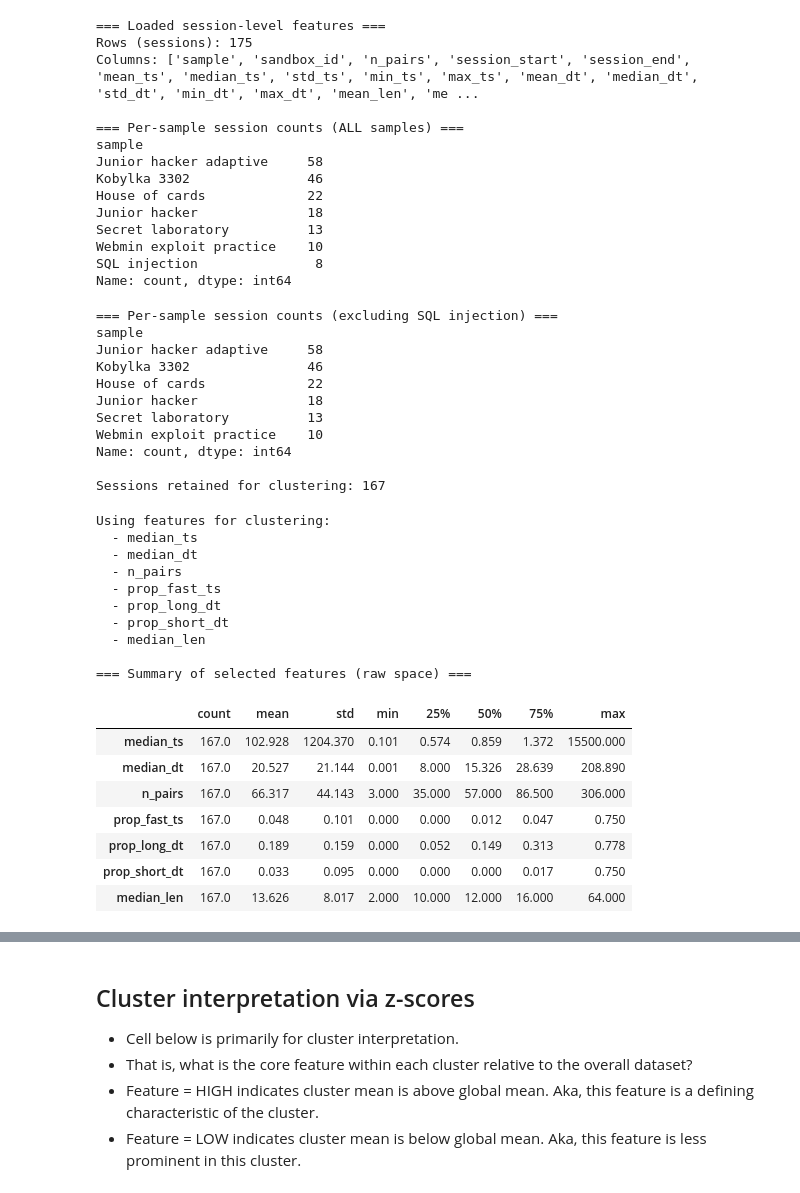
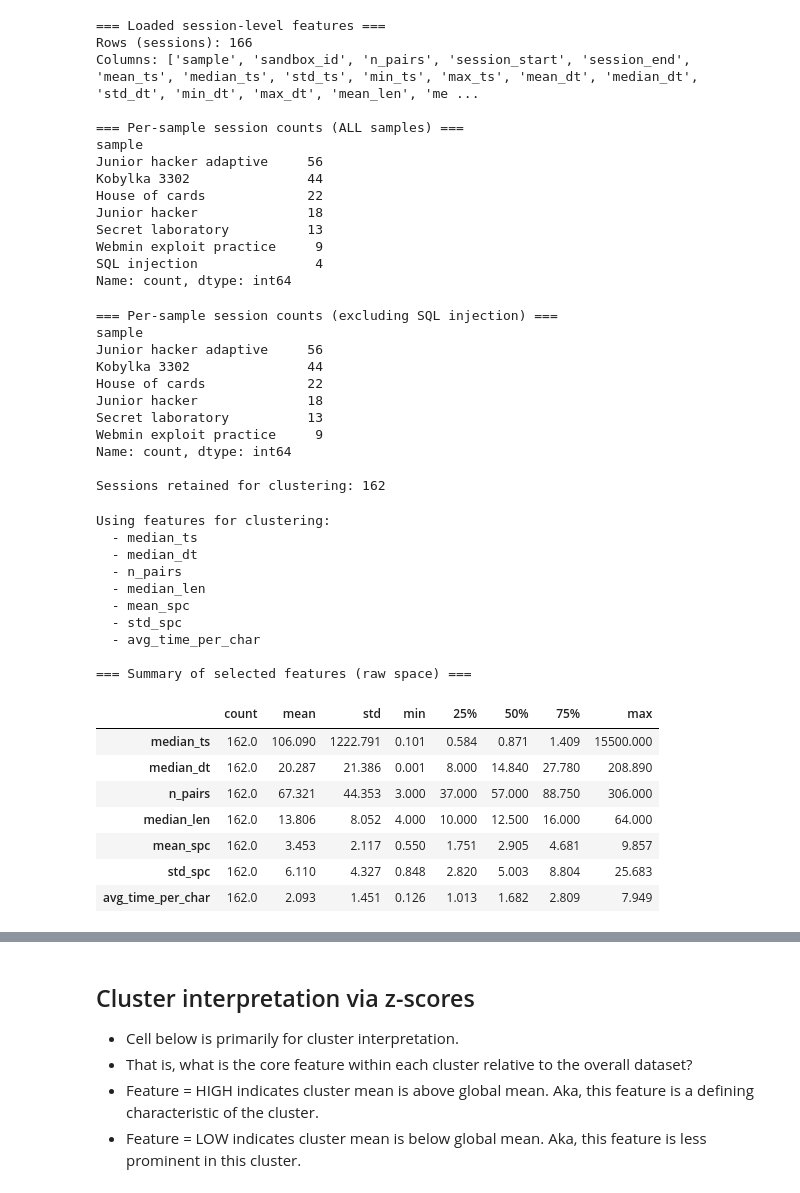
Before and after one commit to LewNew/PhD, a Jupyter notebook: projects/typing_speed/notebooks/Typing_Clustering.ipynb, the cells around one changed output, grey strips where cells are left out. Cells and saved outputs as stored; diff of their text form; code cells hidden in the pictures.

```diff
--- a/projects/typing_speed/notebooks/Typing_Clustering.ipynb
+++ b/projects/typing_speed/notebooks/Typing_Clustering.ipynb
@@ -39,7 +39,7 @@ os.makedirs("output", exist_ok=True)
 # %%
 # Load session-level features & basic info
 
-SESSION_FEATURES_PATH = "output/cyberlab_session_features_tukey_time_ts.csv"
+SESSION_FEATURES_PATH = "output/cyberlab_clustering_features.csv"
 
 df_sess = pd.read_csv(SESSION_FEATURES_PATH)
 
@@ -61,18 +61,18 @@ print("=== Per-sample session counts (ALL samples) ===")
 print(df_sess["sample"].value_counts())
 # %% [output]
 === Loaded session-level features ===
-Rows (sessions): 175
+Rows (sessions): 166
 Columns: ['sample', 'sandbox_id', 'n_pairs', 'session_start', 'session_end', 'mean_ts', 'median_ts', 'std_ts', 'min_ts', 'max_ts', 'mean_dt', 'median_dt', 'std_dt', 'min_dt', 'max_dt', 'mean_len', 'me ...
 
 === Per-sample session counts (ALL samples) ===
 sample
-Junior hacker adaptive     58
-Kobylka 3302               46
+Junior hacker adaptive     56
+Kobylka 3302               44
 House of cards             22
 Junior hacker              18
 Secret laboratory          13
-Webmin exploit practice    10
-SQL injection               8
+Webmin exploit practice     9
+SQL injection               4
 Name: count, dtype: int64
 # %%
 # Drop SQL injection sessions
@@ -88,65 +88,63 @@ print(f"\nSessions retained for clustering: {len(df_clust):,}")
 # %% [output]
 === Per-sample session counts (excluding SQL injection) ===
 sample
-Junior hacker adaptive     58
-Kobylka 3302               46
+Junior hacker adaptive     56
+Kobylka 3302               44
 House of cards             22
 Junior hacker              18
 Secret laboratory          13
-Webmin exploit practice    10
+Webmin exploit practice     9
 Name: count, dtype: int64
 
-Sessions retained for clustering: 167
+Sessions retained for clustering: 162
 # %%
 # Select core features for clustering
 
 # Features chosen to capture:
 # - median typing speed and delay (robust to outliers)
 # - total "volume" (n_pairs)
-# - proportion of very fast typing (paste/script bursts)
-# - proportion of long pauses
-# - proportion of short pauses
 # - typical command length (median_len)
+# - SPC-based behaviour (mean_spc, std_spc, avg_time_per_char)
 
 features = [
-    "median_ts",      # speed (chars/s)
-    "median_dt",      # thinking time (s)
-    "n_pairs",        # session volume
-    "prop_fast_ts",   # burstiness / paste-scripts
-    "prop_long_dt",   # long pauses
-    "prop_short_dt",  # short pauses
-    "median_len",     # typical command length
+    "median_ts",        # speed (chars/s)
+    "median_dt",        # thinking time (s)
+    "n_pairs",          # session volume
+    "median_len",       # typical command length
+    "mean_spc",         # mean seconds per char (from SPC-based stats)
+    "std_spc",          # variability in seconds per char
+    "avg_time_per_char" # sum(time_diff) / sum(cmd_length)
 ]
 
-# Keep only those columns that exist just in case
+# Keep only those columns that actually exist (defensive)
 features = [c for c in features if c in df_clust.columns]
 
 print("Using features for clustering:")
 for f in features:
     print("  -", f)
 
 X = df_clust[features].copy()
 
 # Quick summary
 print("\n=== Summary of selected features (raw space) ===")
 display(X.describe().T.round(3))
 # %% [output]
 Using features for clustering:
   - median_ts
   - median_dt
   - n_pairs
-  - prop_fast_ts
-  - prop_long_dt
-  - prop_short_dt
   - median_len
+  - mean_spc
+  - std_spc
+  - avg_time_per_char
 
 === Summary of selected features (raw space) ===
 |  | count | mean | std | min | 25% | 50% | 75% | max |
-| median_ts | 167.0 | 102.928 | 1204.370 | 0.101 | 0.574 | 0.859 | 1.372 | 15500.000 |
-| median_dt | 167.0 | 20.527 | 21.144 | 0.001 | 8.000 | 15.326 | 28.639 | 208.890 |
-| n_pairs | 167.0 | 66.317 | 44.143 | 3.000 | 35.000 | 57.000 | 86.500 | 306.000 |
-| prop_fast_ts | 167.0 | 0.048 | 0.101 | 0.000 | 0.000 | 0.012 | 0.047 | 0.750 |
-| prop_long_dt | 167.0 | 0.189 | 0.159 | 0.000 | 0.052 | 0.149 | 0.313 | 0.778 |
-| prop_short_dt | 167.0 | 0.033 | 0.095 | 0.000 | 0.000 | 0.000 | 0.017 | 0.750 |
-| median_len | 167.0 | 13.626 | 8.017 | 2.000 | 10.000 | 12.000 | 16.000 | 64.000 |
+| median_ts | 162.0 | 106.090 | 1222.791 | 0.101 | 0.584 | 0.871 | 1.409 | 15500.000 |
+| median_dt | 162.0 | 20.287 | 21.386 | 0.001 | 8.000 | 14.840 | 27.780 | 208.890 |
+| n_pairs | 162.0 | 67.321 | 44.353 | 3.000 | 37.000 | 57.000 | 88.750 | 306.000 |
+| median_len | 162.0 | 13.806 | 8.052 | 4.000 | 10.000 | 12.500 | 16.000 | 64.000 |
+| mean_spc | 162.0 | 3.453 | 2.117 | 0.550 | 1.751 | 2.905 | 4.681 | 9.857 |
+| std_spc | 162.0 | 6.110 | 4.327 | 0.848 | 2.820 | 5.003 | 8.804 | 25.683 |
+| avg_time_per_char | 162.0 | 2.093 | 1.451 | 0.126 | 1.013 | 1.682 | 2.809 | 7.949 |
 # %%
```
Also changed, not shown: parts of 9 cells of this notebook.
